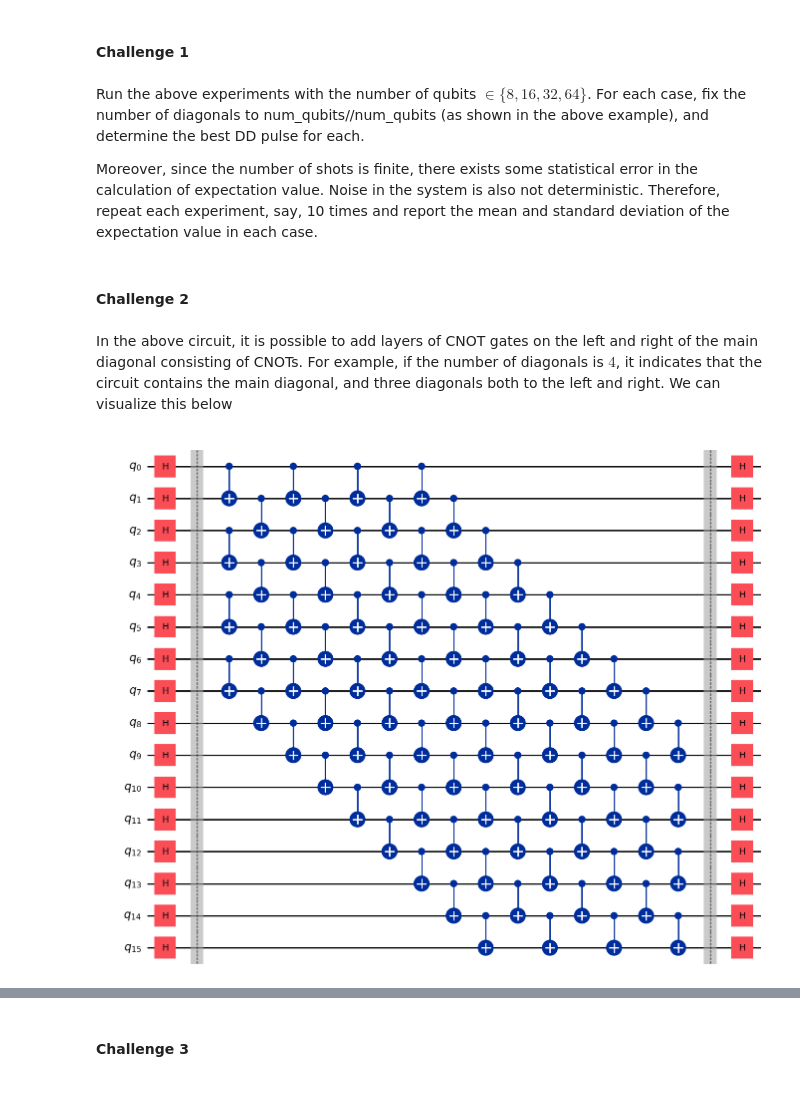
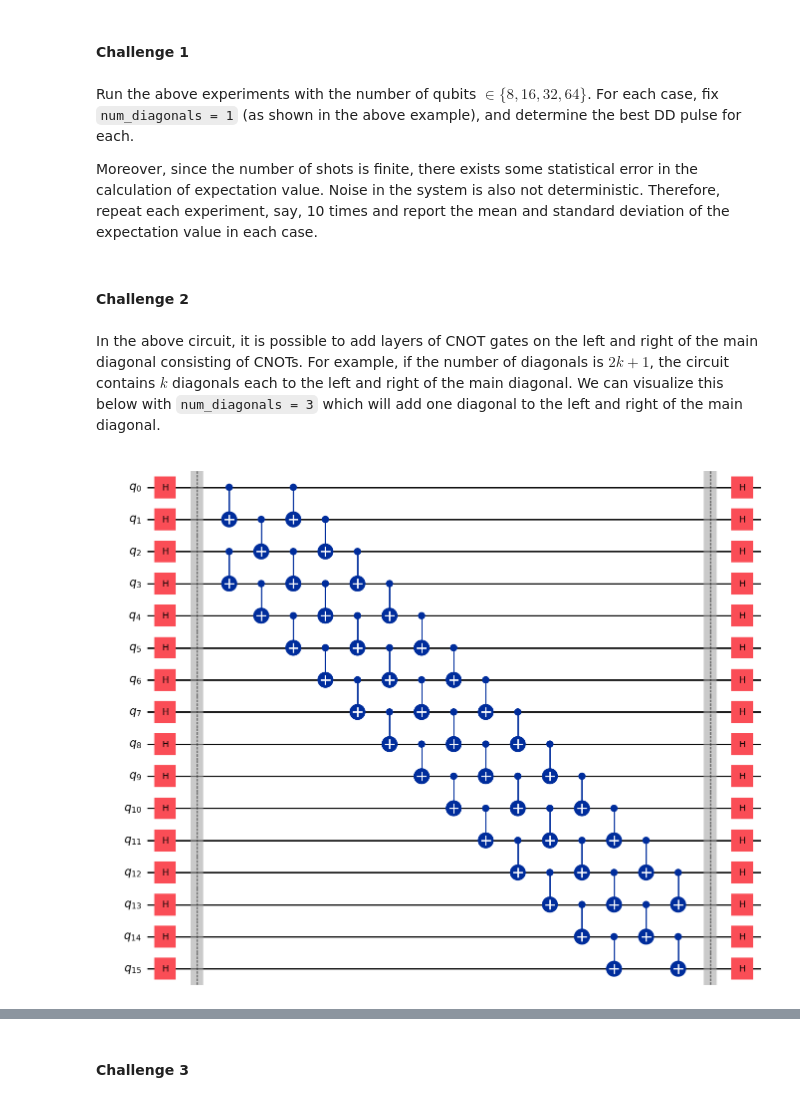
Before and after one commit to IBM-Quantum-Technical-Enablement/quantum-enablement, a Jupyter notebook: docs/challenges/dynamical_decoupling.ipynb, the cells around one changed output, grey strips where cells are left out. Drawn from its saved outputs; the diff is of its cells as text; code cells hidden in the pictures.

Commit message:
docs (challenge): update circuit construction code and convention for number of diagonals

```diff
--- a/docs/challenges/dynamical_decoupling.ipynb
+++ b/docs/challenges/dynamical_decoupling.ipynb
@@ -226,18 +226,18 @@ Note the significane improvement in the outcome that the introduction of DD caus
 # %% [markdown]
 #### Challenge 1
 # %% [markdown]
-Run the above experiments with the number of qubits $\in \{8, 16, 32, 64\}$. For each case, fix the number of diagonals to num_qubits//num_qubits (as shown in the above example), and determine the best DD pulse for each.<br>
+Run the above experiments with the number of qubits $\in \{8, 16, 32, 64\}$. For each case, fix `num_diagonals = 1` (as shown in the above example), and determine the best DD pulse for each.
 
 Moreover, since the number of shots is finite, there exists some statistical error in the calculation of expectation value. Noise in the system is also not deterministic. Therefore, repeat each experiment, say, 10 times and report the mean and standard deviation of the expectation value in each case.
 # %% [markdown]
 #### Challenge 2
 # %% [markdown]
-In the above circuit, it is possible to add layers of CNOT gates on the left and right of the main diagonal consisting of CNOTs. For example, if the number of diagonals is $4$, it indicates that the circuit contains the main diagonal, and three diagonals both to the left and right. We can visualize this below
+In the above circuit, it is possible to add layers of CNOT gates on the left and right of the main diagonal consisting of CNOTs. For example, if the number of diagonals is $2k+1$, the circuit contains $k$ diagonals each to the left and right of the main diagonal. We can visualize this below with `num_diagonals = 3` which will add one diagonal to the left and right of the main diagonal.
 # %%
-example_circuit = construct_circuit(num_qubits, num_diagonals=4)
+example_circuit = construct_circuit(num_qubits, num_diagonals=3)
 example_circuit.draw('mpl',fold=-1)
 # %% [output]
-[figure, old version]
+[figure, new version]
 # %% [markdown]
 As per our initial discussion, the ideal outcome of the circuit still remains $|00..0\rangle$ irrespective of the number of diagonals in the circuit. However, note that increasing the number of diagonals make the circuit `more dense`, i.e., the idle time of each qubit decreases. We define the `density` of the circuit as
 
```
Also changed, not shown: parts of 5 cells of this notebook.
